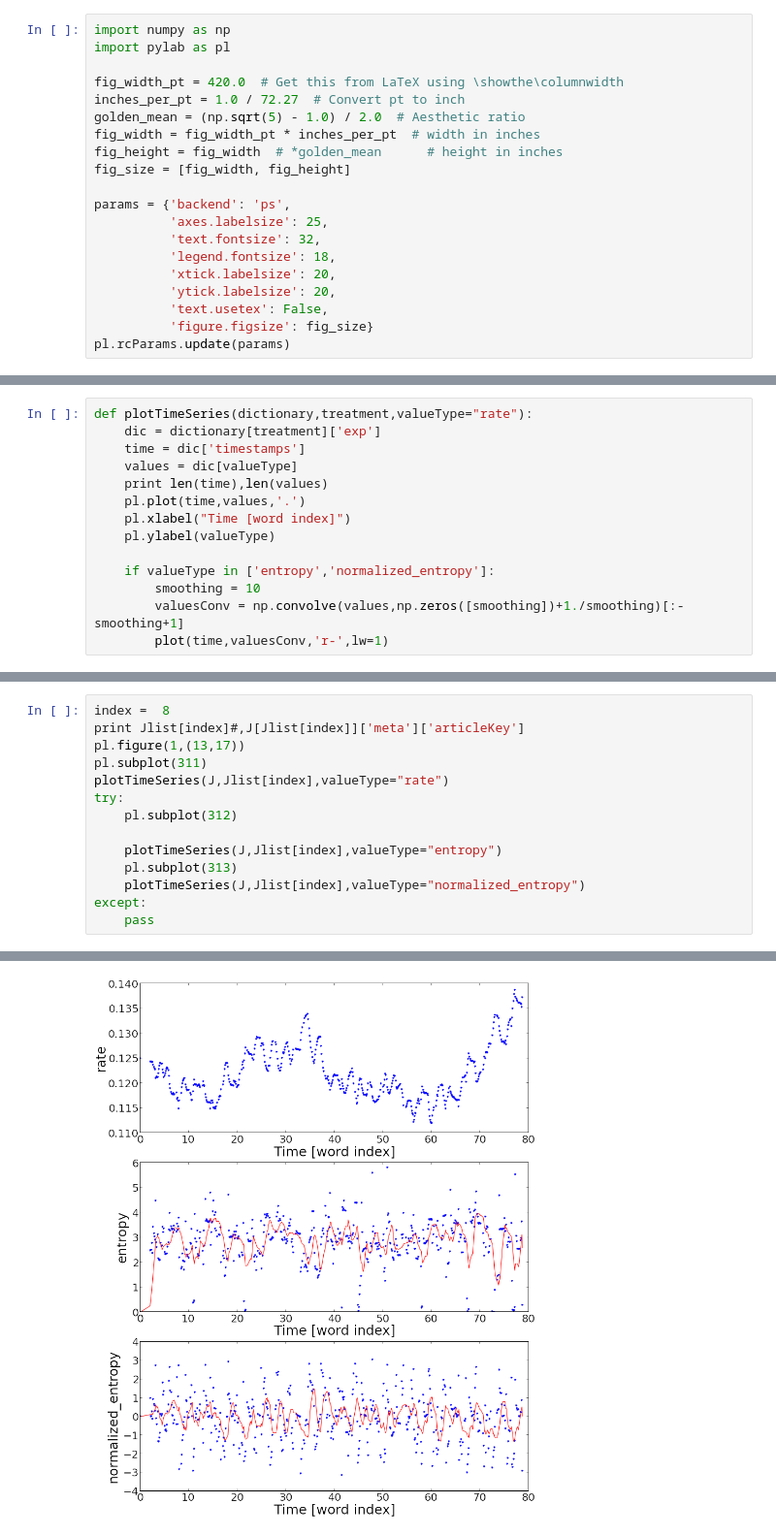
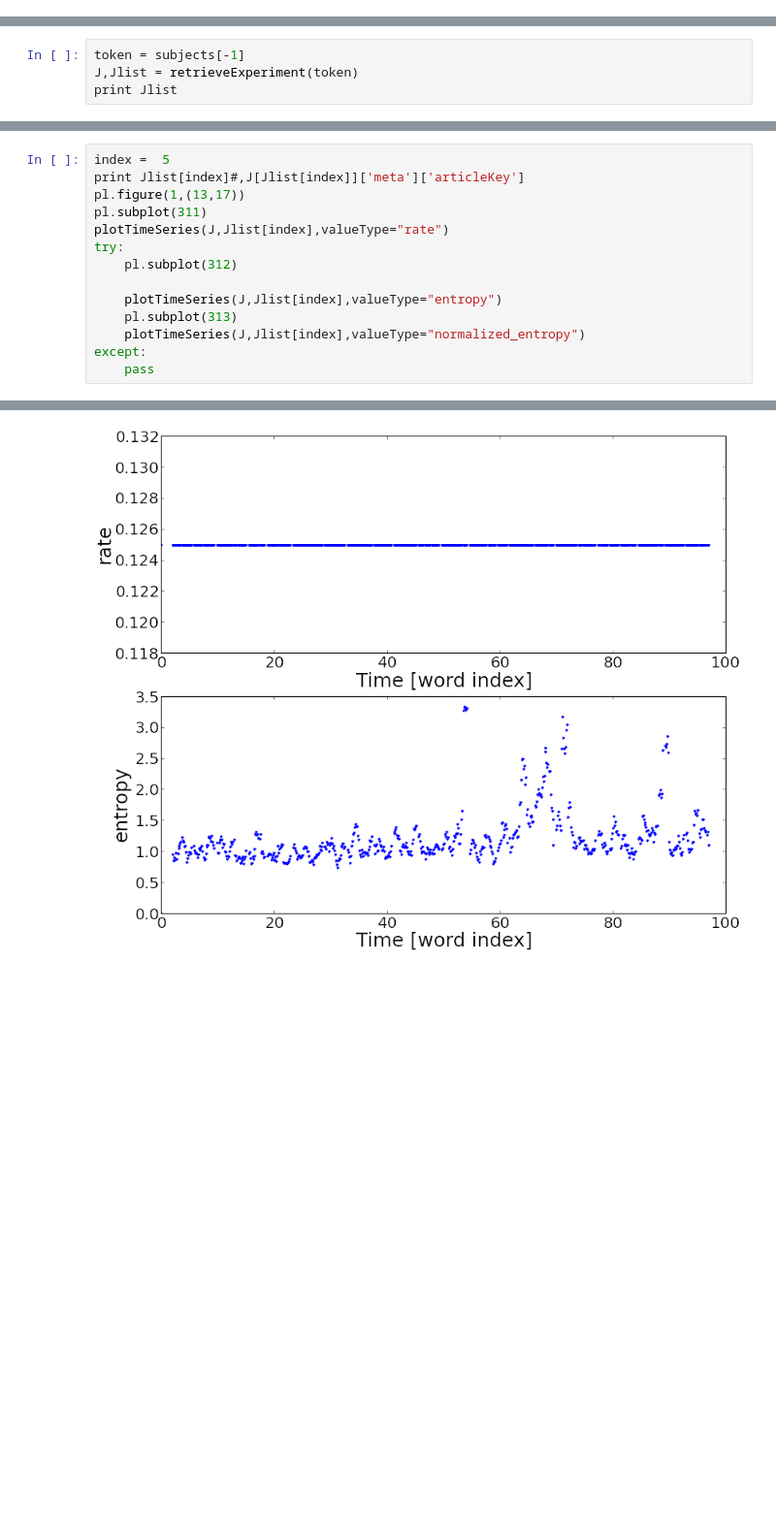
Before and after one commit to wazaahhh/bsr, a Jupyter notebook: analysis/brainspeedr.ipynb, the cells around one changed output, grey strips where cells are left out. Shown: that part at 97% size. Saved outputs shown, nothing was run; the diff lists cells and outputs as text; blank space fills up the shorter version.

```diff
--- a/analysis/brainspeedr.ipynb
+++ b/analysis/brainspeedr.ipynb
@@ -1,20 +0,0 @@
-# %%
-import numpy as np
-import pylab as pl
-
-fig_width_pt = 420.0  # Get this from LaTeX using \showthe\columnwidth
-inches_per_pt = 1.0 / 72.27  # Convert pt to inch
-golden_mean = (np.sqrt(5) - 1.0) / 2.0  # Aesthetic ratio
-fig_width = fig_width_pt * inches_per_pt  # width in inches
-fig_height = fig_width  # *golden_mean      # height in inches
-fig_size = [fig_width, fig_height]
-
-params = {'backend': 'ps',
-          'axes.labelsize': 25,
-          'text.fontsize': 32,
-          'legend.fontsize': 18,
-          'xtick.labelsize': 20,
-          'ytick.labelsize': 20,
-          'text.usetex': False,
-          'figure.figsize': fig_size}
-pl.rcParams.update(params)
@@ -67,14 +0,0 @@ def plotRateEntropy(json):
-# %%
-def plotTimeSeries(dictionary,treatment,valueType="rate"):
-    dic = dictionary[treatment]['exp']
-    time = dic['timestamps']
-    values = dic[valueType]
-    print len(time),len(values)
-    pl.plot(time,values,'.')
-    pl.xlabel("Time [word index]")
-    pl.ylabel(valueType)
-
-    if valueType in ['entropy','normalized_entropy']:
-        smoothing = 10
-        valuesConv = np.convolve(values,np.zeros([smoothing])+1./smoothing)[:-smoothing+1]
-        plot(time,valuesConv,'r-',lw=1)
@@ -89,0 +10,4 @@ print Jlist
+# %%
+token = subjects[-1]
+J,Jlist = retrieveExperiment(token)
+print Jlist
@@ -90,5 +42,5 @@ print Jlist
 # %%
-index =  8
+index =  5
 print Jlist[index]#,J[Jlist[index]]['meta']['articleKey']
 pl.figure(1,(13,17))
 pl.subplot(311)
@@ -109,4 +60,4 @@ except:
-[figure, old version]
+[figure, new version]
 # %%
 pl.figure(1,(10,10))
 for i in range(5):
```
Also changed, not shown: parts of 9 cells of this notebook, 1 other file.
